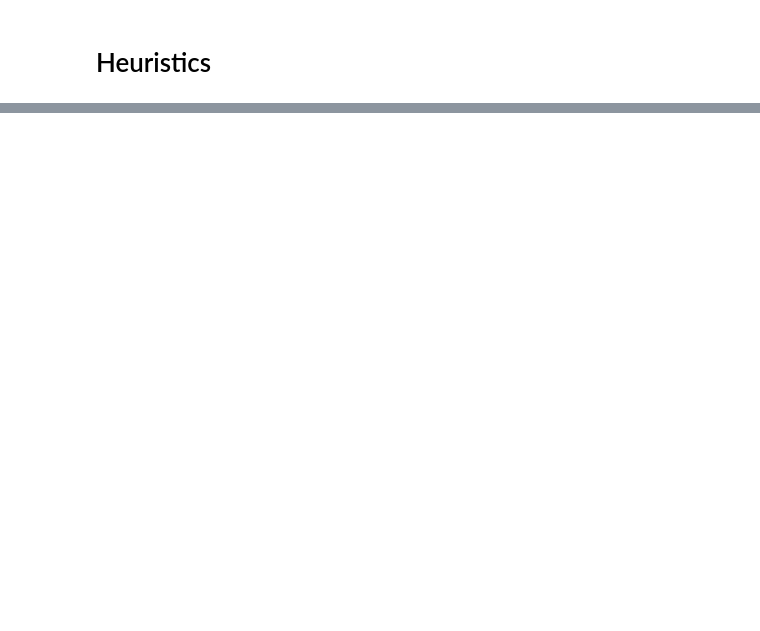
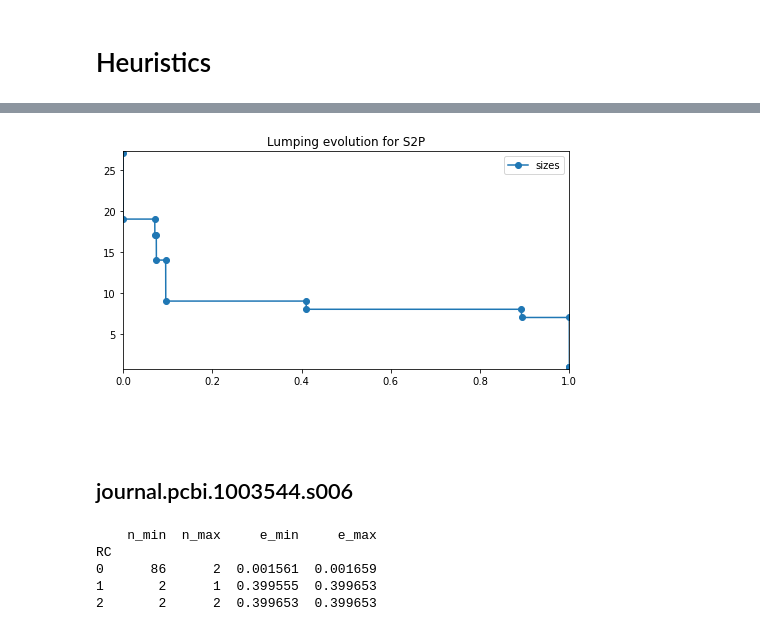
Before and after one commit to clue-developers/CLUE, a Jupyter notebook: notebooks/heuristics.ipynb, the cells around one changed output, grey strips where cells are left out. Drawn from its saved outputs; the diff is of its cells as text; code cells hidden in the pictures; blank space fills up the shorter version.

```diff
--- a/notebooks/heuristics.ipynb
+++ b/notebooks/heuristics.ipynb
@@ -102,2 +115,2 @@ GSK3b
 # %%
-get_reductions(get_example("NIHMS80246_S6"))
+res = get_reductions(get_example("NIHMS80246_S6"))
@@ -103,0 +130,8 @@ get_reductions(get_example("NIHMS80246_S6"))
+# %%
+gen_fig(res)
+# %% [output]
+[figure, added]
+# %% [markdown]
+##
+# %% [markdown]
+## journal.pcbi.1003544.s006
@@ -104,2 +140,8 @@ get_reductions(get_example("NIHMS80246_S6"))
 # %%
-get_reductions(get_example("journal.pcbi.1003544.s006"))
+print_res(res)
+# %% [output]
+    n_min  n_max     e_min     e_max
+RC
+0      86      2  0.001561  0.001659
+1       2      1  0.399555  0.399653
+2       2      2  0.399653  0.399653
```
Also changed, not shown: parts of 40 cells of this notebook.
